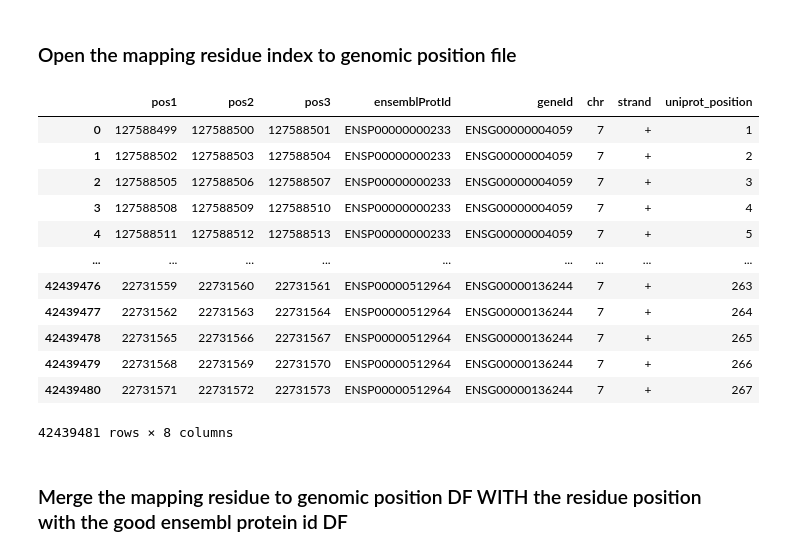
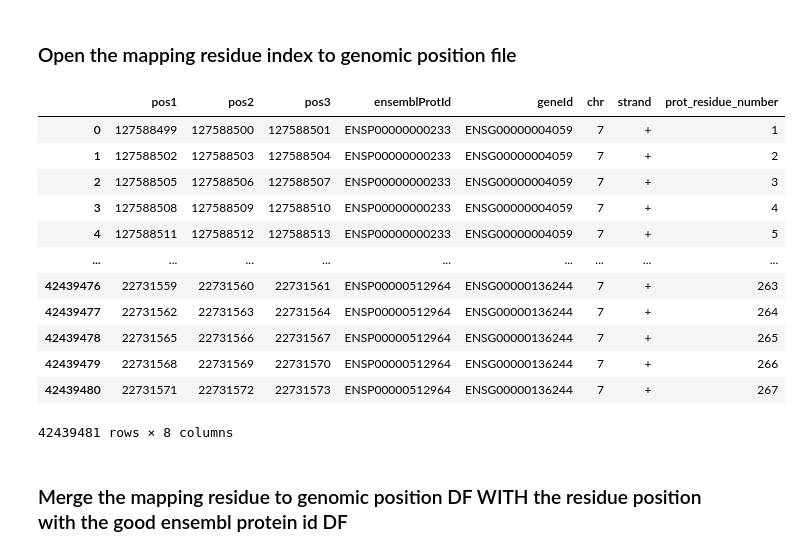
Before and after one commit to MarineGirardey/OpenTargetInternship, a Jupyter notebook: scripts/investigation_genomic_loc_3.ipynb, the cells around one changed output. Cells and saved outputs as stored; diff of their text form; code cells hidden in the pictures.

```diff
--- a/scripts/investigation_genomic_loc_3.ipynb
+++ b/scripts/investigation_genomic_loc_3.ipynb
@@ -200,12 +237,12 @@ residue_pos_df
 ### Open the mapping residue index to genomic position file
 # %%
 generated_mapping = (
-    pd.read_csv("residue_gen_pos_output/generated_mappings.tsv.gz", sep="\t")
-    .rename(columns={"protein_id": "ensemblProtId", "gene_id": "geneId", "amino_acid_position": "uniprot_position"})
+    pd.read_csv("residue_gen_pos_output/generated_mappings_2.tsv", sep="\t")
+    .rename(columns={"protein_id": "ensemblProtId", "gene_id": "geneId", "amino_acid_position": "prot_residue_number"})
 )
 generated_mapping
 # %% [output]
-|  | pos1 | pos2 | pos3 | ensemblProtId | geneId | chr | strand | uniprot_position |
+|  | pos1 | pos2 | pos3 | ensemblProtId | geneId | chr | strand | prot_residue_number |
 | 0 | 127588499 | 127588500 | 127588501 | ENSP00000000233 | ENSG00000004059 | 7 | + | 1 |
 | 1 | 127588502 | 127588503 | 127588504 | ENSP00000000233 | ENSG00000004059 | 7 | + | 2 |
 | 2 | 127588505 | 127588506 | 127588507 | ENSP00000000233 | ENSG00000004059 | 7 | + | 3 |
```
Also changed, not shown: parts of 13 cells of this notebook.
